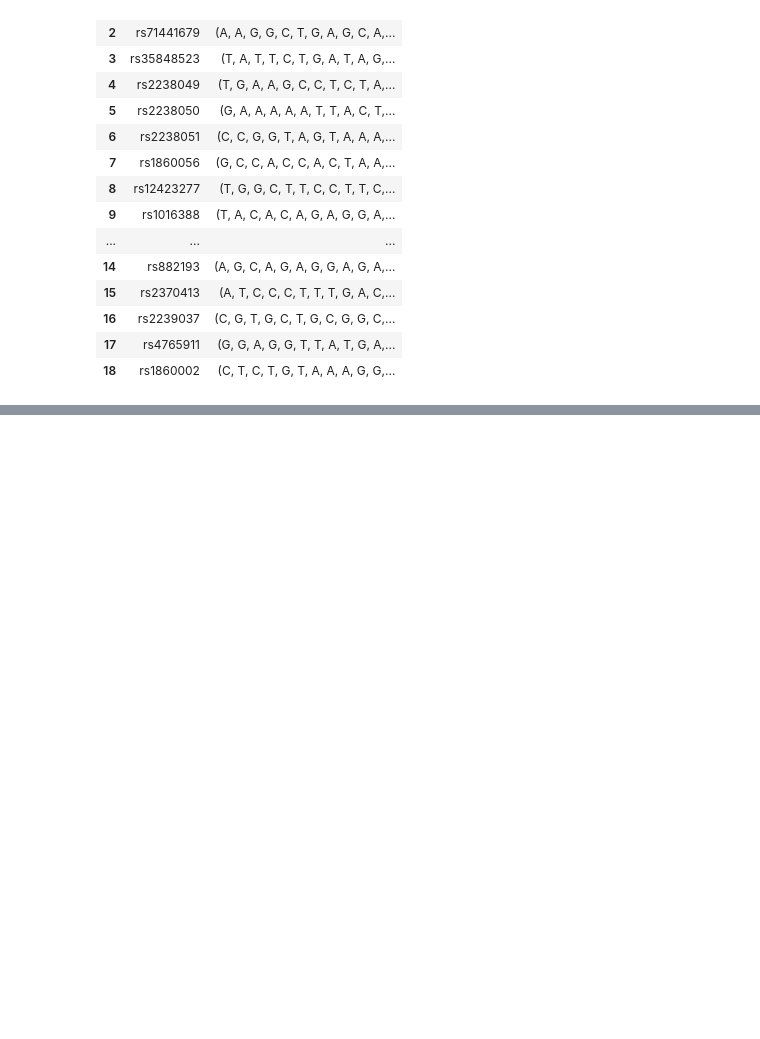
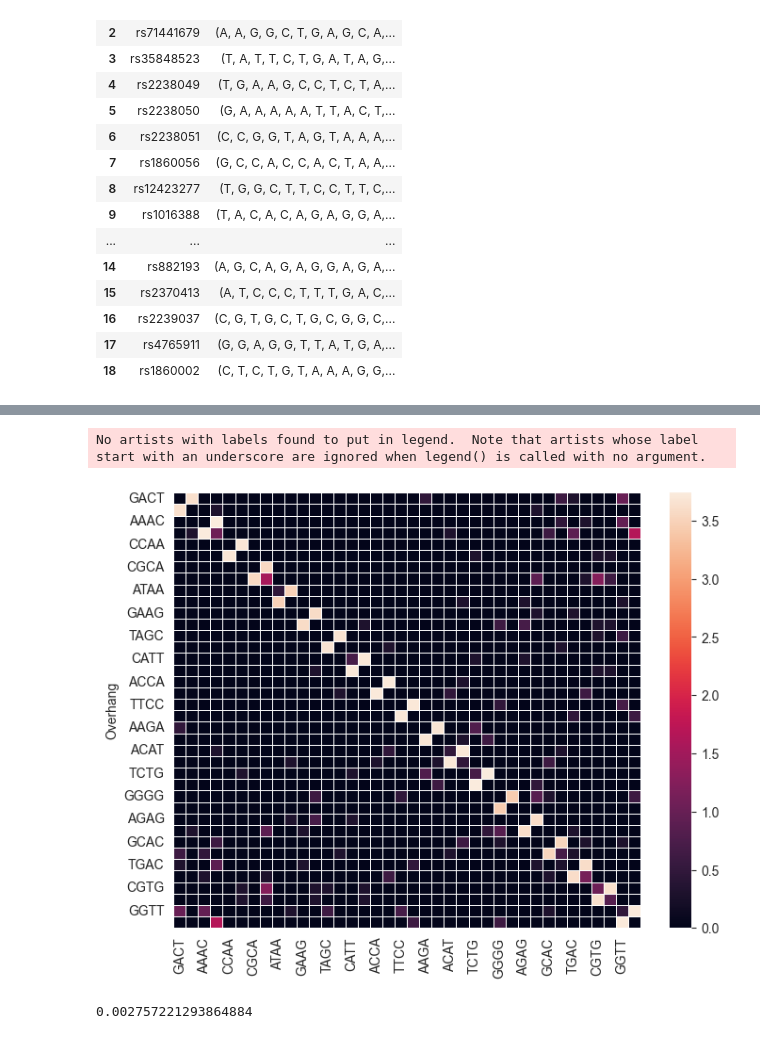
Before and after one commit to xiaohan2011/CREEPY-SNP, a Jupyter notebook: 2_CREEPY_XW.ipynb, the cells around one changed output, grey strips where cells are left out. Saved outputs shown, nothing was run; the diff lists cells and outputs as text; code cells hidden in the pictures; blank space fills up the shorter version.

Commit message:
creepy primer 3 & 4

```diff
--- a/2_CREEPY_XW.ipynb
+++ b/2_CREEPY_XW.ipynb
@@ -360,17 +679,19 @@ def creepy_primer_2(df, hf="Medium", gc_check=True):
 # %%
-# primer_set, sticky_end_dict, fidelity_dict = creepy_primer(gRNA_df,hf=High_Fidelity, gc_check=True)
-hf, primer_set, sticky_end_df = creepy_primer_2(gRNA_df,hf=High_Fidelity, gc_check=True)
+primer_set, sticky_end_df = creepy_primer_4(gRNA_df)
 
+# Write the primers and overhangs to txt file:
 current_datetime = datetime.datetime.now()
 date_time_str = current_datetime.strftime("%Y-%m-%d_%H-%M-%S")
 
 creepy_primer_path = desktop + '/' + creepy_primer_file + date_time_str + ".txt"
 
-with open(creepy_primer_path, "w") as file:
+# Write primer_set to the file
+with open(creepy_primer_path, "a", newline='') as file:
     file.write('Primer\t\tSequence\n')
     for key, value in primer_set.items():
         file.write(f"{key}\t{value}\n")
-    file.write(f"\nFidelity check is: {str(hf).upper()}\n")
+    file.write('\n')
 
-sticky_end_df.to_csv(creepy_primer_path, sep='\t', index=True, mode='a')
+# Append sticky_end_df to the same file without adding empty lines
+sticky_end_df.to_csv(creepy_primer_path, sep='\t', index=True, mode='a', header=True)
 # %% [output]
@@ -394,3 +714,0 @@ sticky_end_df.to_csv(creepy_primer_path, sep='\t', index=True, mode='a')
-# %%
-overhang_list = pd.read_csv(desktop + '/overhang_list.txt')
-overhang_list
@@ -421,0 +735,33 @@ hf_df['AGGA']
+# %%
+def calculate_fidelity(overhang_list, neb_matrix_file="Sticky_end_ligation_matrix.xlsx"):
+    mispair_mat = pd.read_excel(neb_matrix_file, index_col="Overhang")
+
+    overhang_list = [x.upper() for x in overhang_list]
+    overhang_rc = [str(Seq(x).reverse_complement()).upper() for x in overhang_list]
+    overhang_zip = zip(overhang_list, overhang_rc)
+    overhang_combined = [item for sublist in overhang_zip for item in sublist]
+
+    sub_df = mispair_mat[overhang_combined]
+    sub_df = sub_df.loc[overhang_combined]
+
+    # Create a heatmap using seaborn
+    plt.figure(figsize=(8, 6))  # Adjust the size if needed
+    sns.heatmap(np.log1p(sub_df)/np.log(10), fmt=".2f", cmap='rocket',linewidths=.5 )
+    plt.legend().set_visible(False)
+
+    # Show the plot
+    plt.show()
+
+    a = sub_df.sum(axis=0).sum()
+    b = sub_df.max(axis=0).sum()
+    specificity_score = (a - b) / b
+
+    return specificity_score
+# %%
+XW_overhang = sticky_end_df['Stk_end']
+spec_score = calculate_fidelity(XW_overhang)
+spec_score
+# %% [output]
+No artists with labels found to put in legend.  Note that artists whose label start with an underscore are ignored when legend() is called with no argument.
+[figure, added]
+0.002757221293864884
```
Also changed, not shown: parts of 16 cells of this notebook.
